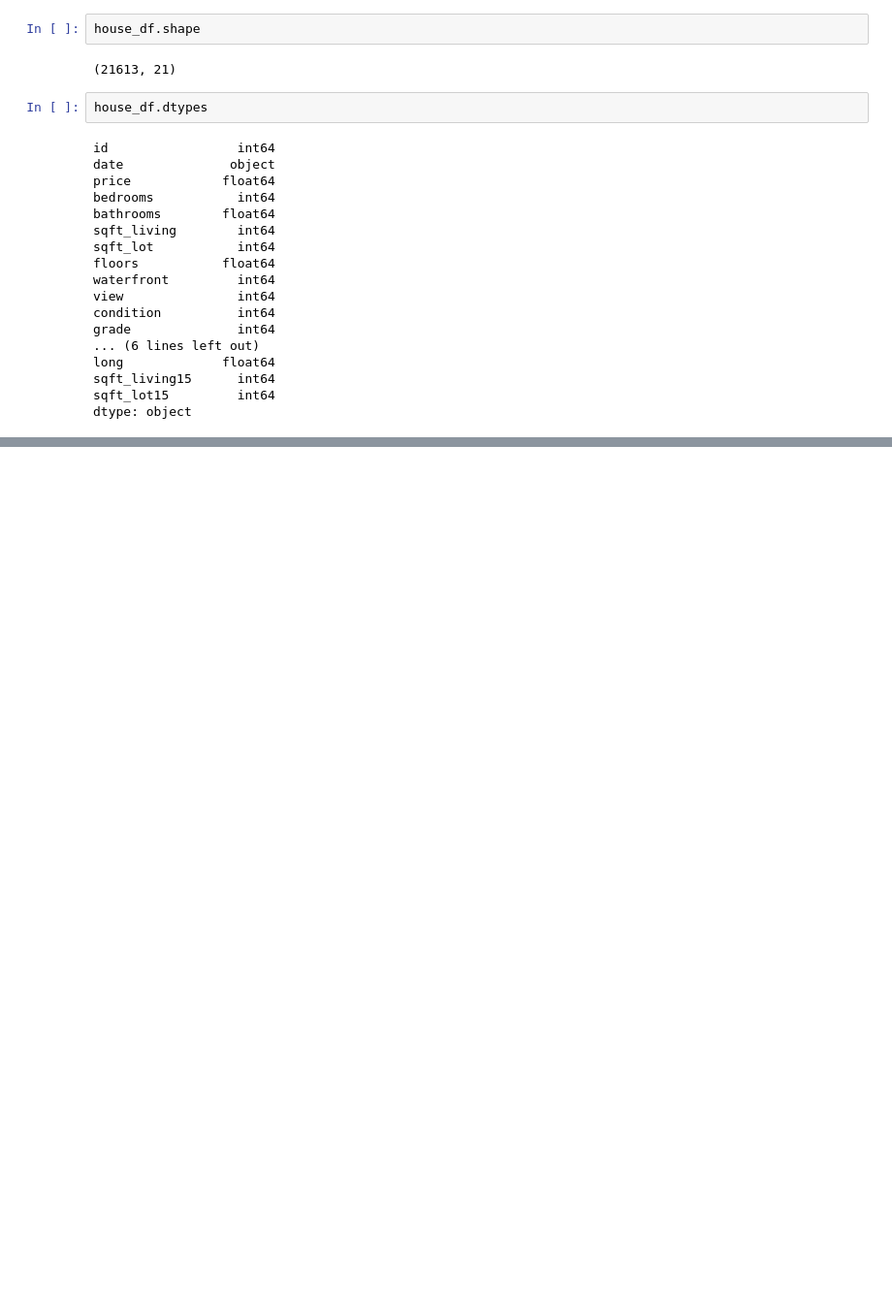
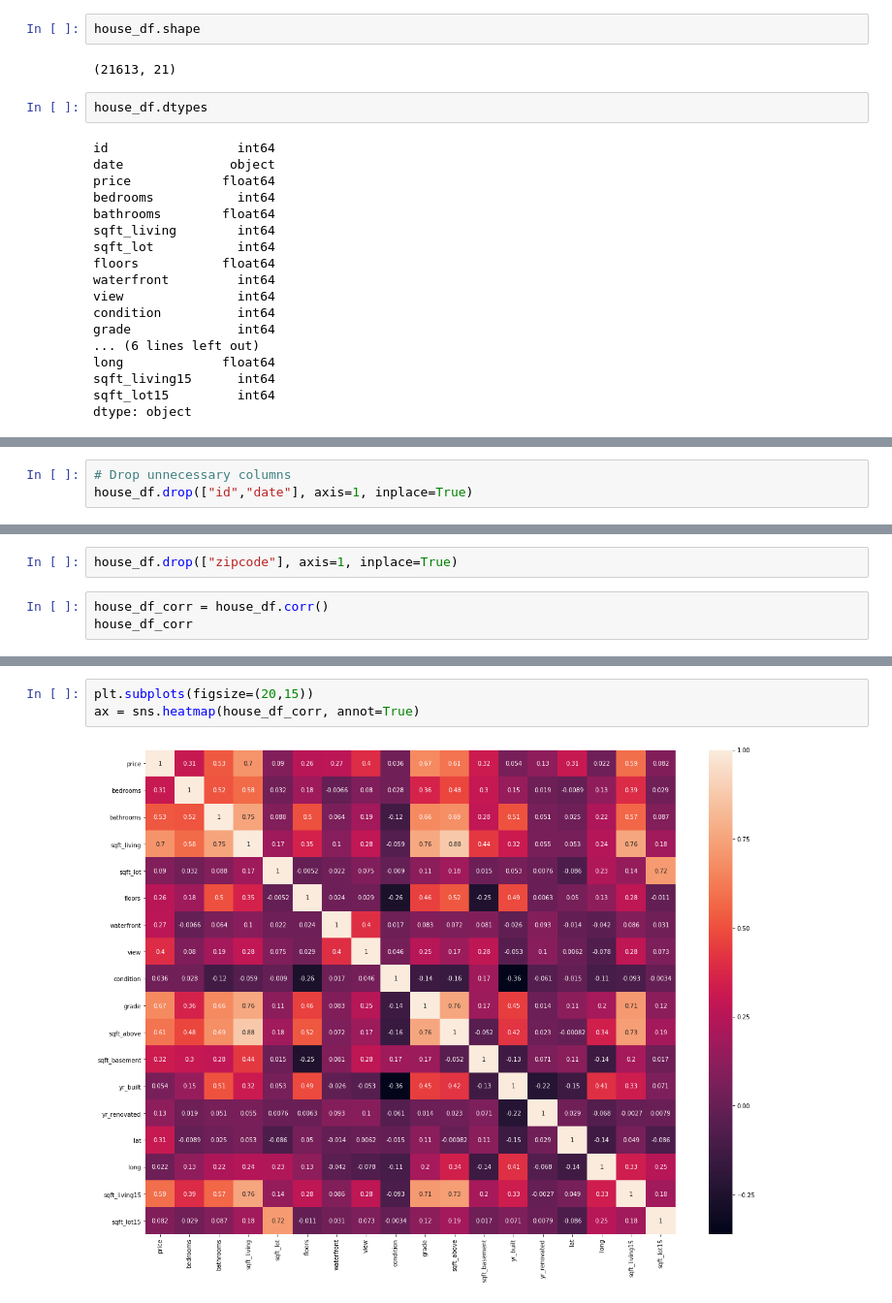
Before and after one commit to alperdem1rel/ml-examples, a Jupyter notebook: predict-house-price.ipynb, the cells around one changed output, grey strips where cells are left out. Shown at 97% size. Drawn from its saved outputs; the diff is of its cells as text; blank space fills up the shorter version.

```diff
--- a/predict-house-price.ipynb
+++ b/predict-house-price.ipynb
@@ -69,0 +81,3 @@ dtype: object
+# %%
+# Drop unnecessary columns
+house_df.drop(["id","date"], axis=1, inplace=True)
@@ -69,0 +113,5 @@ dtype: object
+# %%
+house_df.drop(["zipcode"], axis=1, inplace=True)
+# %%
+house_df_corr = house_df.corr()
+house_df_corr
@@ -69,0 +136,5 @@ dtype: object
+# %%
+plt.subplots(figsize=(20,15))
+ax = sns.heatmap(house_df_corr, annot=True)
+# %% [output]
+[figure, added]
```
Also changed, not shown: parts of 35 cells of this notebook.
